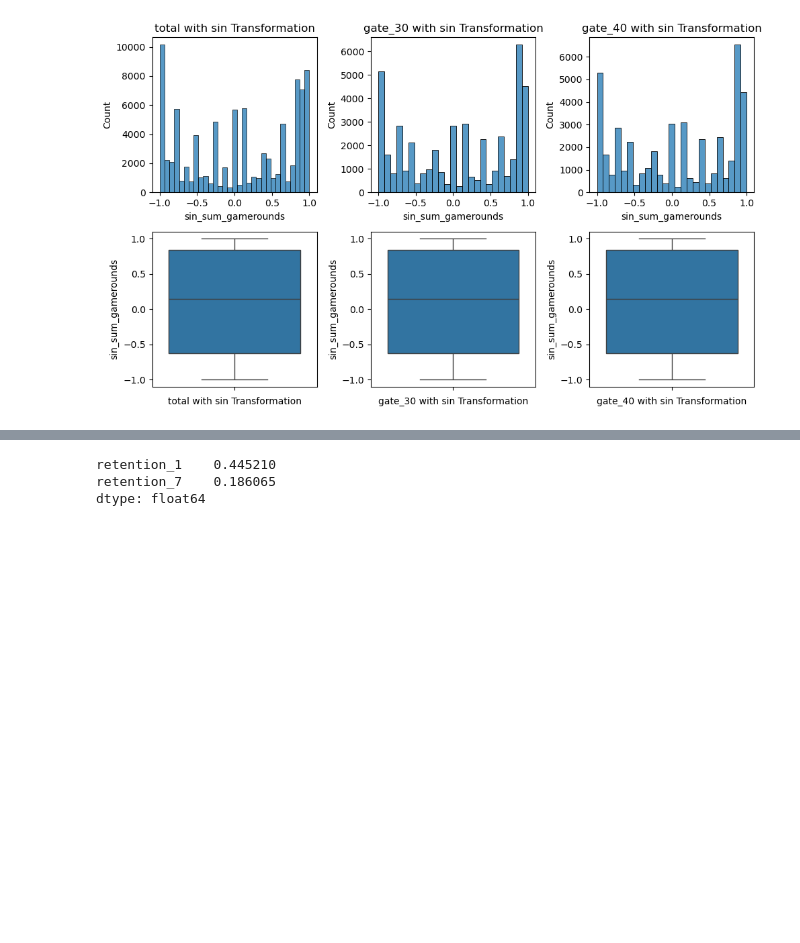
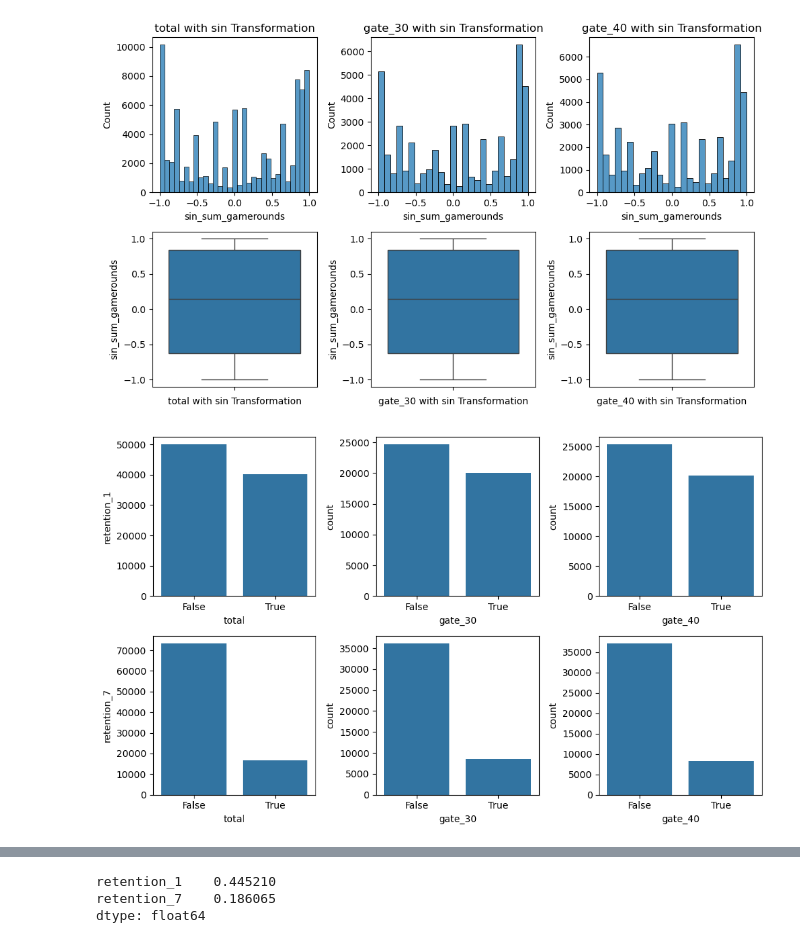
Before and after one commit to Itaru2018/Cookie_cats, a Jupyter notebook: notebook/cookie_cats.ipynb, the cells around one changed output, grey strips where cells are left out. Saved outputs shown, nothing was run; the diff lists cells and outputs as text; code cells hidden in the pictures; blank space fills up the shorter version.

```diff
--- a/notebook/cookie_cats.ipynb
+++ b/notebook/cookie_cats.ipynb
@@ -312,3 +312,26 @@ plt.show()
 [figure]
 # %%
 # TODO plot the histgram (including and total, each gate), always the plot data
+# %%
+# Plot counts plot
+# Create a grid
+fig, axes = plt.subplots(2, 3, figsize=(10, 6))
+
+# Plot the graph
+for r, retention in enumerate(['retention_1', 'retention_7']):
+    for c, col in enumerate(['total', 'gate_30', 'gate_40']):
+        if col == 'total':
+            sns.countplot(data=df, x=retention, ax=axes[r, c])
+            axes[r, c].set_xlabel(f'{col}')
+            axes[r, c].set_ylabel(f'{retention}')
+
+        else:
+            sns.countplot(data=df[df['version'] == col], x=retention, ax=axes[r, c])
+            axes[r, c].set_xlabel(f'{col}')
+
+
+
+plt.tight_layout()
+plt.show()
+# %% [output]
+[figure, added]
```
Also changed, not shown: parts of 2 cells of this notebook.
